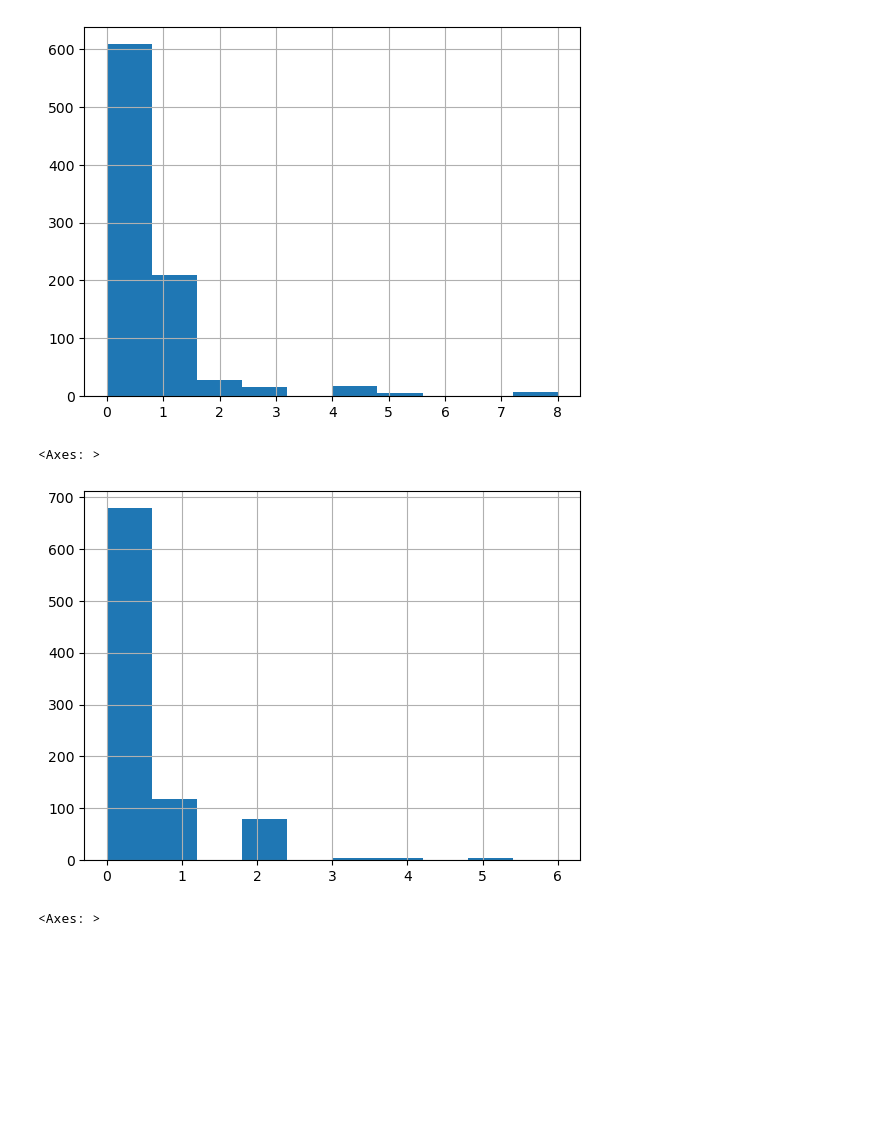
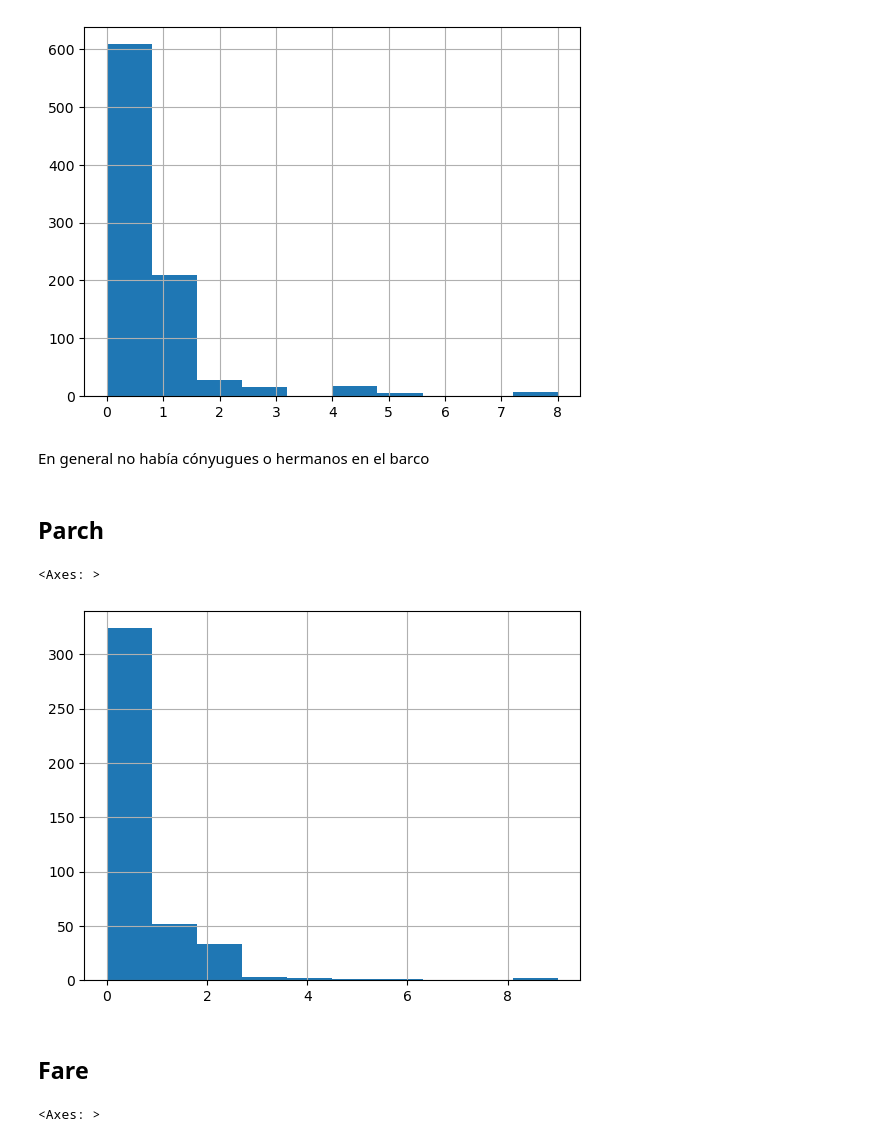
Before and after one commit to Roi-flores13/bases-de-datos, a Jupyter notebook: notebooks/titanic.ipynb, the cells around one changed output. Drawn from its saved outputs; the diff is of its cells as text; code cells hidden in the pictures; blank space fills up the shorter version.

```diff
--- a/notebooks/titanic.ipynb
+++ b/notebooks/titanic.ipynb
@@ -64,11 +204,17 @@ df_train["SibSp"].hist()
 # %% [output]
 <Axes: >
 [figure]
+# %% [markdown]
+En general no había cónyugues o hermanos en el barco
+# %% [markdown]
+## Parch
 # %%
-df_train["Parch"].hist()
+df_test["Parch"].hist()
 # %% [output]
 <Axes: >
-[figure, old version]
+[figure, new version]
+# %% [markdown]
+## Fare
 # %%
 df_train["Fare"].hist()
 # %% [output]
```
Also changed, not shown: parts of 50 cells of this notebook, 4 other files.
